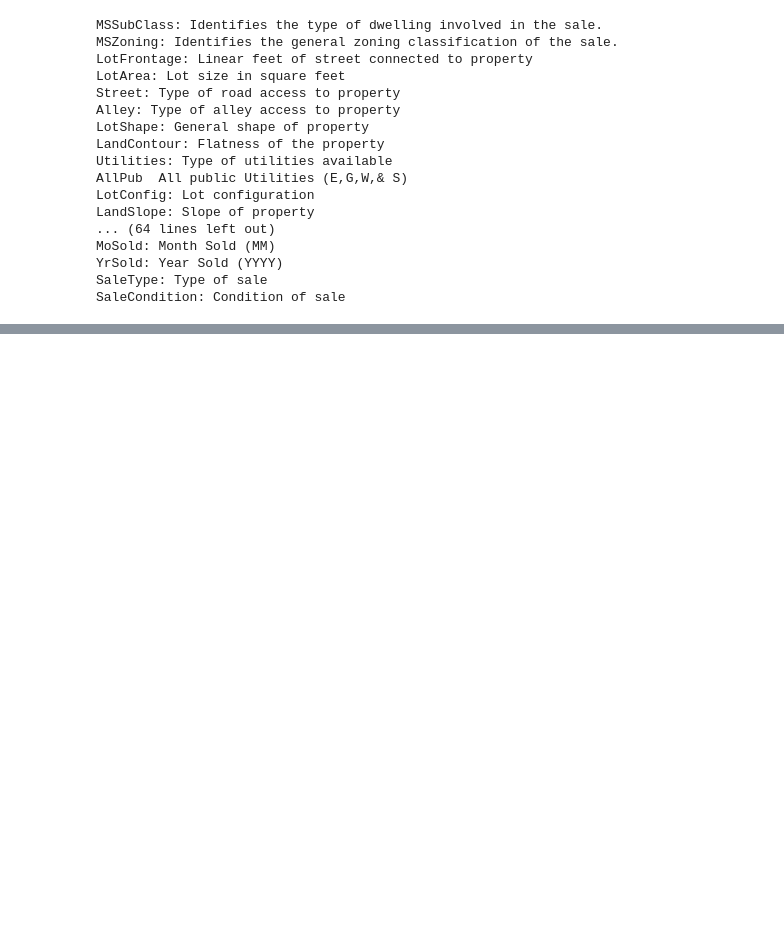
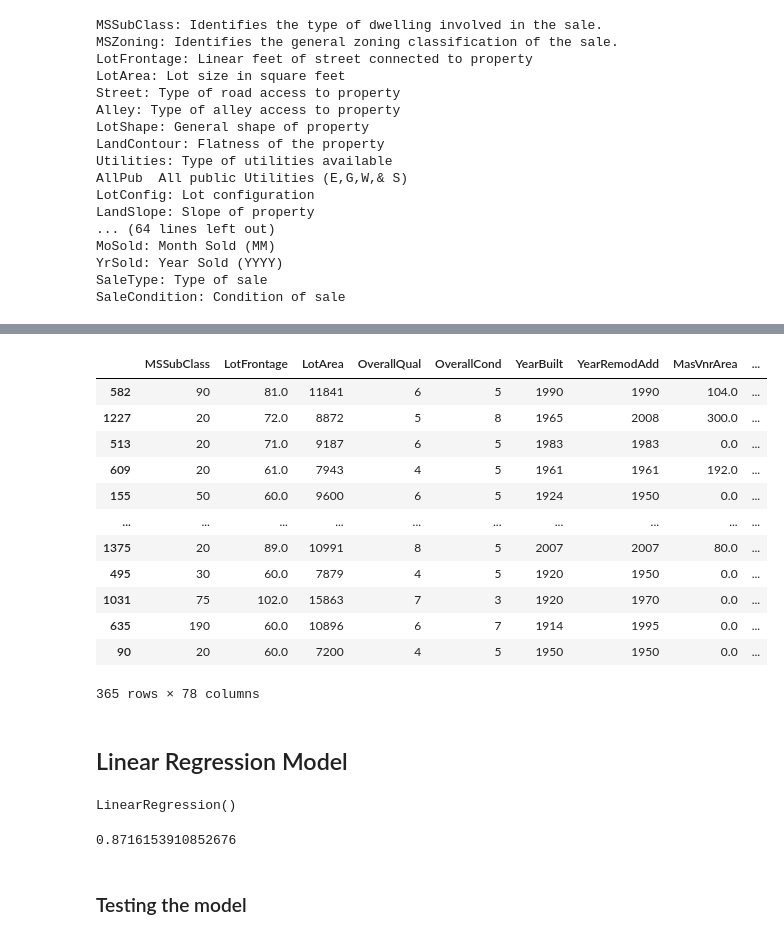
Before and after one commit to abdulhakkeempa/house-price-prediction, a Jupyter notebook: House_Price_Prediction.ipynb, the cells around one changed output, grey strips where cells are left out. Cells and saved outputs as stored; diff of their text form; code cells hidden in the pictures; blank space fills up the shorter version.

```diff
--- a/House_Price_Prediction.ipynb
+++ b/House_Price_Prediction.ipynb
@@ -462,0 +498,18 @@ SaleCondition: Condition of sale
+# %%
+X_test
+# %% [output]
+|  | MSSubClass | LotFrontage | LotArea | OverallQual | OverallCond | YearBuilt | YearRemodAdd | MasVnrArea | ... |
+| 582 | 90 | 81.0 | 11841 | 6 | 5 | 1990 | 1990 | 104.0 | ... |
+| 1227 | 20 | 72.0 | 8872 | 5 | 8 | 1965 | 2008 | 300.0 | ... |
+| 513 | 20 | 71.0 | 9187 | 6 | 5 | 1983 | 1983 | 0.0 | ... |
+| 609 | 20 | 61.0 | 7943 | 4 | 5 | 1961 | 1961 | 192.0 | ... |
+| 155 | 50 | 60.0 | 9600 | 6 | 5 | 1924 | 1950 | 0.0 | ... |
+| ... | ... | ... | ... | ... | ... | ... | ... | ... | ... |
+| 1375 | 20 | 89.0 | 10991 | 8 | 5 | 2007 | 2007 | 80.0 | ... |
+| 495 | 30 | 60.0 | 7879 | 4 | 5 | 1920 | 1950 | 0.0 | ... |
+| 1031 | 75 | 102.0 | 15863 | 7 | 3 | 1920 | 1970 | 0.0 | ... |
+| 635 | 190 | 60.0 | 10896 | 6 | 7 | 1914 | 1995 | 0.0 | ... |
+| 90 | 20 | 60.0 | 7200 | 4 | 5 | 1950 | 1950 | 0.0 | ... |
+365 rows × 78 columns
+# %% [markdown]
+## Linear Regression Model
@@ -462,0 +520,10 @@ SaleCondition: Condition of sale
+# %%
+lr.fit(X_train,y_train)
+# %% [output]
+LinearRegression()
+# %%
+lr.score(X_test,y_test)
+# %% [output]
+0.8716153910852676
+# %% [markdown]
+### Testing the model
```
Also changed, not shown: parts of 27 cells of this notebook.
